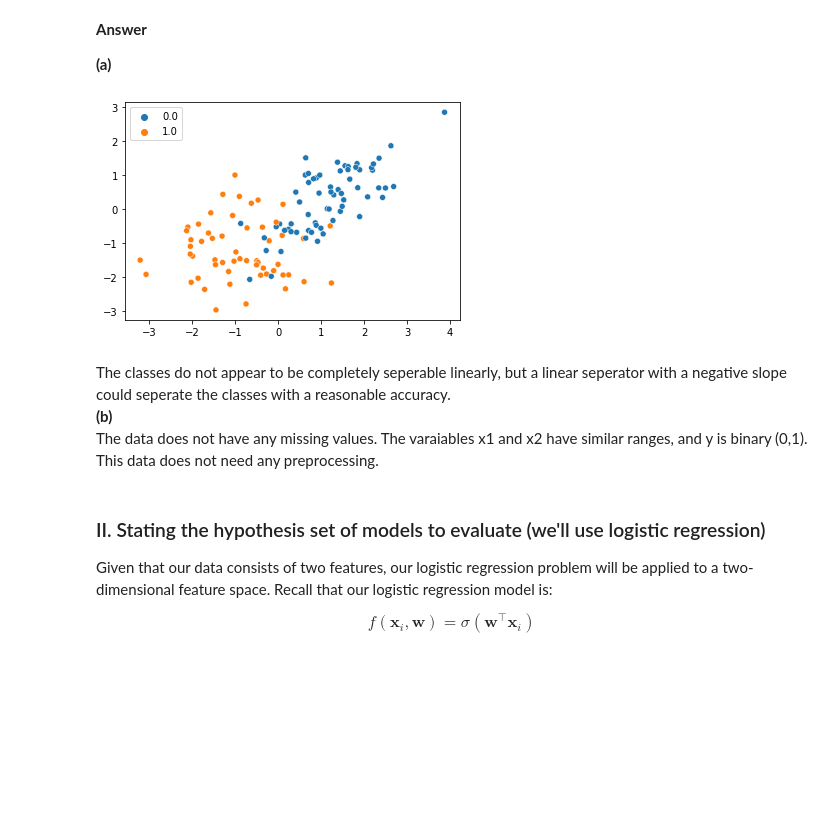
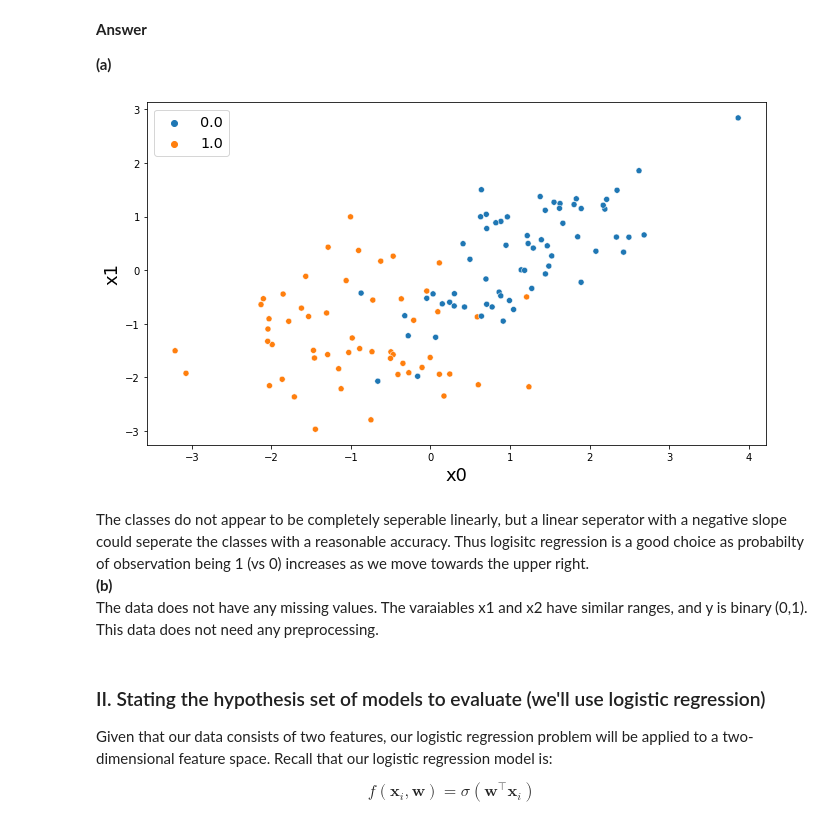
Before and after one commit to satvikk/ids705, a Jupyter notebook: assignments/Assignment_3.ipynb, the cells around one changed output. Cells and saved outputs as stored; diff of their text form; code cells hidden in the pictures; blank space fills up the shorter version.

```diff
--- a/assignments/Assignment_3.ipynb
+++ b/assignments/Assignment_3.ipynb
@@ -57,14 +57,20 @@ test_y = dat[120:,2]
 # %%
 import seaborn as sb
 import matplotlib.pyplot as plt
 
+fig_scale = 0.6
 fig, axs = plt.subplots(1)
+fs = 18
+fig.set_size_inches(18.5*fig_scale, 10.5*fig_scale)
 sb.scatterplot(x=train_x[:,0],  y=train_x[:,1], hue=train_y, ax=axs)
+axs.set_xlabel("x0", fontsize=fs)
+axs.set_ylabel("x1", fontsize=fs)
+plt.legend(fontsize='x-large', title_fontsize=fs)
 None
 # %% [output]
-[figure, old version]
+[figure, new version]
 # %% [markdown]
-The classes do not appear to be completely seperable linearly, but a linear seperator with a negative slope could seperate the classes with a reasonable accuracy.
+The classes do not appear to be completely seperable linearly, but a linear seperator with a negative slope could seperate the classes with a reasonable accuracy. Thus logisitc regression is a good choice as probabilty of observation being 1 (vs 0) increases as we move towards the upper right.
 **(b)**
 The data does not have any missing values. The varaiables x1 and x2 have similar ranges, and y is binary (0,1). This data does not need any preprocessing.
 # %% [markdown]
```
Also changed, not shown: parts of 17 cells of this notebook.
